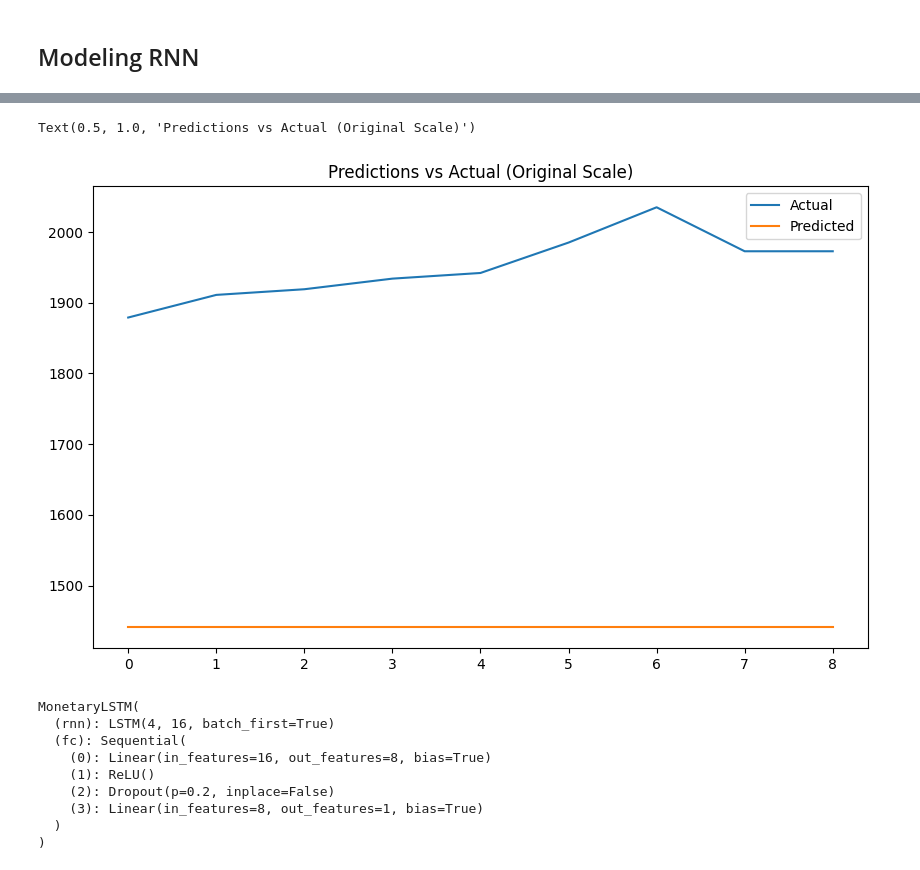
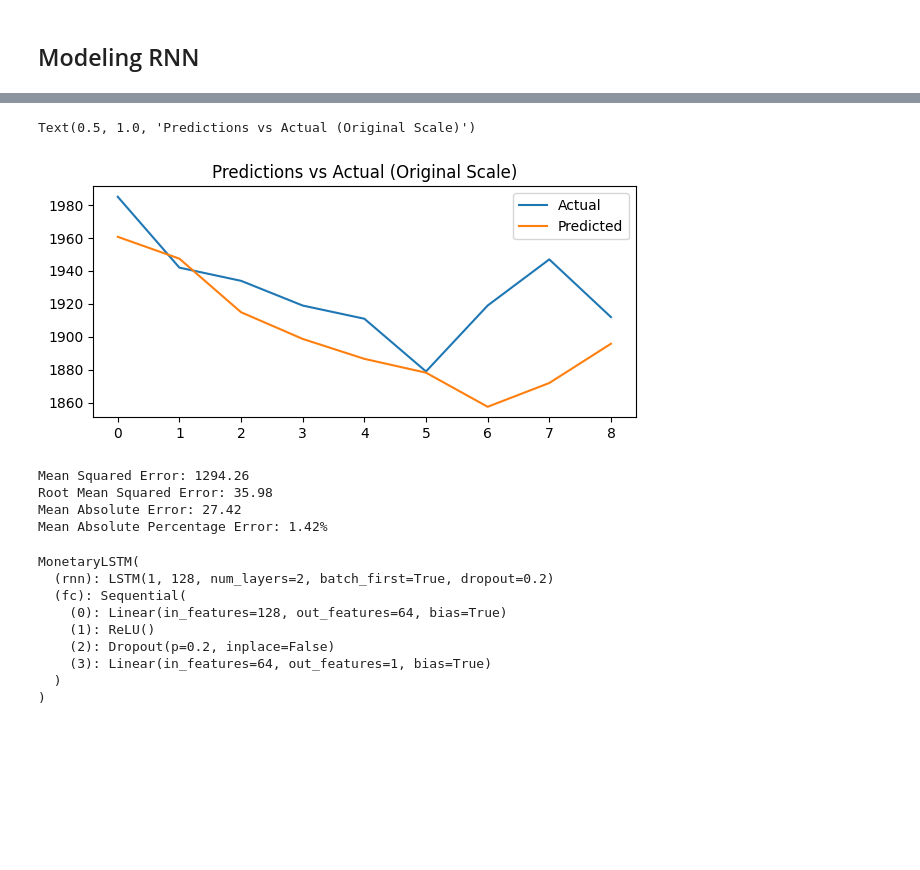
Before and after one commit to Aidinferaz/DeepLearning-RKA, a Jupyter notebook: Monetary Prediction/Train.ipynb, the cells around one changed output, grey strips where cells are left out. Cells and saved outputs as stored; diff of their text form; code cells hidden in the pictures; blank space fills up the shorter version.

Commit message:
Final Training

```diff
--- a/Monetary Prediction/Train.ipynb
+++ b/Monetary Prediction/Train.ipynb
@@ -155,8 +202,3 @@ Original skewness of HKD: 0.7778
 Skewness after log transformation: 0.4004
 <matplotlib.legend.Legend at 0x...>
 [figure]
-# %%
-train_preprocessed = cyclical_encoder(train_preprocessed, col_name="Bulan", period=12)
-test_preprocessed = cyclical_encoder(test_preprocessed, col_name="Bulan", period=12)
-
-train_preprocessed.head()
@@ -170,11 +205,6 @@ train_preprocessed.head()
 # %%
-scaler = StandardScaler()
 scaler_target = StandardScaler()
-scale_features = ['Bulan_sin', 'Bulan_cos']
 scale_target = 'HKD'
-
-train_preprocessed[scale_features] = scaler.fit_transform(train_preprocessed[scale_features])
-test_preprocessed[scale_features] = scaler.transform(test_preprocessed[scale_features])
 
 train_preprocessed[scale_target] = scaler_target.fit_transform(train_preprocessed[[scale_target]])
 test_preprocessed[scale_target] = scaler_target.transform(test_preprocessed[[scale_target]])
@@ -251,7 +281,7 @@ class MonetaryRNN(nn.Module):
         return output, hidden
 # %%
 INPUT_SIZE = X_train.shape[2]
-HIDDEN_SIZE = 16
+HIDDEN_SIZE = 128
 OUTPUT_SIZE = 1
 
 model_0 = MonetaryRNN(INPUT_SIZE, HIDDEN_SIZE, OUTPUT_SIZE)
@@ -268,24 +298,17 @@ criterion = nn.MSELoss()
 optimizer = optim.Adam(model_0.parameters(), lr=0.001)
 # %%
 EPOCHS = 50
-early_stop_patience = 15
-early_stop_counter = 0
-
-# Lists to store metrics
 train_losses = []
 val_losses = []
 best_val_loss = float('inf')
 
 for epoch in tqdm(range(EPOCHS)):
-    # Training phase
     model_0.train()
     train_loss = 0.0
     for X_batch, y_batch in train_loader:
-        # Forward pass
         outputs, _ = model_0(X_batch)
         loss = criterion(outputs, y_batch)
 
-        # Backward and optimize
         optimizer.zero_grad()
         loss.backward()
         optimizer.step()
@@ -295,7 +318,6 @@ for epoch in tqdm(range(EPOCHS)):
     train_loss = train_loss / len(train_loader.dataset)
     train_losses.append(train_loss)
 
-    # Validation phase
     model_0.eval()
     val_loss = 0.0
     all_preds = []
@@ -307,21 +329,18 @@ for epoch in tqdm(range(EPOCHS)):
             loss = criterion(outputs, y_batch)
             val_loss += loss.item() * X_batch.size(0)
 
-            # Store predictions and targets for metrics
             all_preds.append(outputs.cpu().numpy())
             all_targets.append(y_batch.cpu().numpy())
 
     val_loss = val_loss / len(val_loader.dataset)
     val_losses.append(val_loss)
 
-    # Calculate additional metrics for validation set
     all_preds = np.concatenate(all_preds)
     all_targets = np.concatenate(all_targets)
     rmse = np.sqrt(mean_squared_error(all_targets, all_preds))
     mae = mean_absolute_error(all_targets, all_preds)
     r2 = r2_score(all_targets, all_preds)
 
-    # Print progress
     print(f"Epoch [{epoch+1}/{EPOCHS}], "
           f"Train Loss: {train_loss:.4f}, "
           f"Val Loss: {val_loss:.4f}, "
@@ -329,20 +348,6 @@ for epoch in tqdm(range(EPOCHS)):
           f"MAE: {mae:.4f}, "
           f"R²: {r2:.4f}")
 
-    # Early stopping
-    if val_loss < best_val_loss:
-        best_val_loss = val_loss
-        early_stop_counter = 0
-        # Save the best model_0
-        print(f"Model saved at epoch {epoch+1}")
-    else:
-        early_stop_counter += 1
-
-    if early_stop_counter >= early_stop_patience:
-        print(f"Early stopping triggered after {epoch+1} epochs")
-        break
-
-# Plot training and validation loss
 plt.subplot(2, 1, 1)
 plt.plot(train_losses, label='Training Loss')
 plt.plot(val_losses, label='Validation Loss')
@@ -403,18 +411,36 @@ array([[0.07561685],
 # %%
-eval_predictions = scaler_target.inverse_transform(eval_predictions)
-eval_actual = scaler_target.inverse_transform(eval_actual)
+eval_predictions = scaler_target.inverse_transform(all_preds)
+eval_actual = scaler_target.inverse_transform(all_targets.reshape(-1, 1))
 
 eval_predictions = np.expm1(eval_predictions)
 eval_actual = np.expm1(eval_actual)
 
-plt.figure(figsize=(10, 6))
+plt.figure(figsize=(7, 3))
 plt.plot(eval_actual, label='Actual')
 plt.plot(eval_predictions, label='Predicted')
 plt.legend()
 plt.title('Predictions vs Actual (Original Scale)')
 # %% [output]
 Text(0.5, 1.0, 'Predictions vs Actual (Original Scale)')
-[figure, old version]
+[figure, new version]
+# %%
+# MSE
+mse = mean_squared_error(eval_actual, eval_predictions)
+print(f"Mean Squared Error: {mse:.2f}")
+# RMSE
+rmse = np.sqrt(mse)
+print(f"Root Mean Squared Error: {rmse:.2f}")
+# MAE
+mae = mean_absolute_error(eval_actual, eval_predictions)
+print(f"Mean Absolute Error: {mae:.2f}")
+# MAPE
+mape = np.mean(np.abs((eval_actual - eval_predictions) / eval_actual)) * 100
+print(f"Mean Absolute Percentage Error: {mape:.2f}%")
+# %% [output]
+Mean Squared Error: 1294.26
+Root Mean Squared Error: 35.98
+Mean Absolute Error: 27.42
+Mean Absolute Percentage Error: 1.42%
 # %%
 class MonetaryLSTM(nn.Module):
     def __init__(self, input_size, hidden_size, num_layers, output_size, dropout=0.2):
@@ -456,8 +476,8 @@ class MonetaryLSTM(nn.Module):
         return out
 # %%
 INPUT_SIZE = X_train.shape[2]
-HIDDEN_SIZE = 16
-NUM_LAYERS = 1
+HIDDEN_SIZE = 128
+NUM_LAYERS = 2
 OUTPUT_SIZE = 1
 DROPOUT = 0.2
 
@@ -467,12 +487,12 @@ model_1 = model_1.to(device)
 model_1
 # %% [output]
 MonetaryLSTM(
-  (rnn): LSTM(4, 16, batch_first=True)
+  (rnn): LSTM(1, 128, num_layers=2, batch_first=True, dropout=0.2)
   (fc): Sequential(
-    (0): Linear(in_features=16, out_features=8, bias=True)
+    (0): Linear(in_features=128, out_features=64, bias=True)
     (1): ReLU()
     (2): Dropout(p=0.2, inplace=False)
-    (3): Linear(in_features=8, out_features=1, bias=True)
+    (3): Linear(in_features=64, out_features=1, bias=True)
   )
 )
 # %%
```
Also changed, not shown: parts of 31 cells of this notebook, 2 other files.
